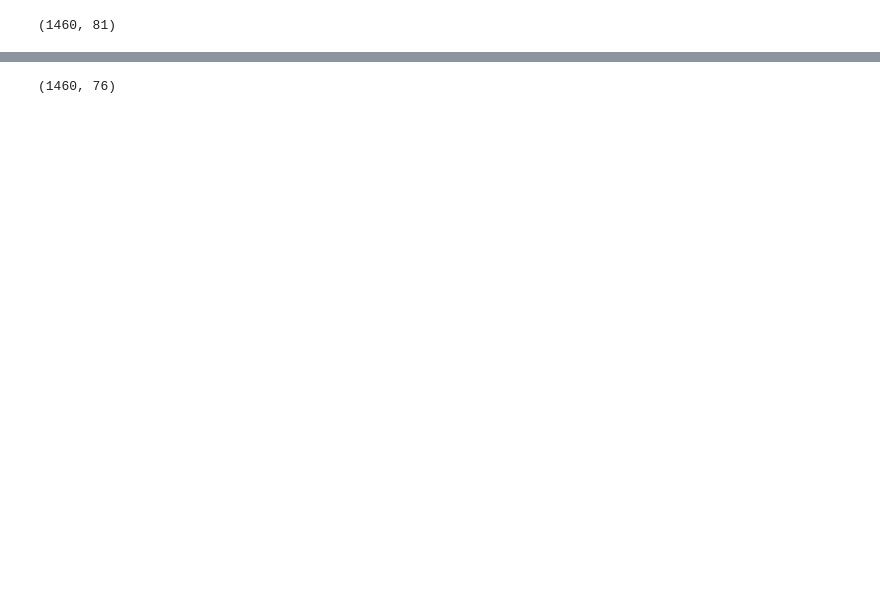
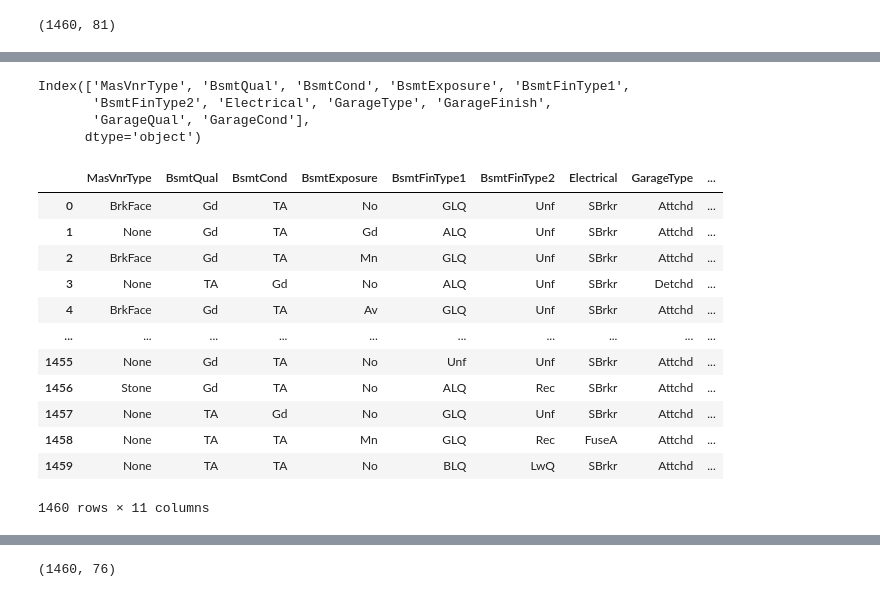
Before and after one commit to scpowar/AdvancedRegression-HousePricePrediction, a Jupyter notebook: House Price Prediction.ipynb, the cells around one changed output, grey strips where cells are left out. Drawn from its saved outputs; the diff is of its cells as text; code cells hidden in the pictures; blank space fills up the shorter version.

```diff
--- a/House Price Prediction.ipynb
+++ b/House Price Prediction.ipynb
@@ -25,3 +23,9 @@ df = pd.read_csv('train.csv')
 df.shape
 # %% [output]
 (1460, 81)
+# %%
+def num_cols(df):
+    return df.select_dtypes(include=['float64','int64']).columns
+
+def obj_cols(df):
+    return df.select_dtypes(include=['object']).columns
@@ -27,0 +61,4 @@ df.shape
+# %%
+#columns having missing values
+missing_value_df = df.loc[:,df.isnull().sum() > 0]
+missing_value_df.isnull().sum()
@@ -27,0 +103,25 @@ df.shape
+# %%
+missing_value_df_obj = obj_cols(missing_value_df)
+missing_value_df_obj
+# %% [output]
+Index(['MasVnrType', 'BsmtQual', 'BsmtCond', 'BsmtExposure', 'BsmtFinType1',
+       'BsmtFinType2', 'Electrical', 'GarageType', 'GarageFinish',
+       'GarageQual', 'GarageCond'],
+      dtype='object')
+# %%
+df2 = df[missing_value_df_obj].fillna("NA")
+df2
+# %% [output]
+|  | MasVnrType | BsmtQual | BsmtCond | BsmtExposure | BsmtFinType1 | BsmtFinType2 | Electrical | GarageType | ... |
+| 0 | BrkFace | Gd | TA | No | GLQ | Unf | SBrkr | Attchd | ... |
+| 1 | None | Gd | TA | Gd | ALQ | Unf | SBrkr | Attchd | ... |
+| 2 | BrkFace | Gd | TA | Mn | GLQ | Unf | SBrkr | Attchd | ... |
+| 3 | None | TA | Gd | No | ALQ | Unf | SBrkr | Detchd | ... |
+| 4 | BrkFace | Gd | TA | Av | GLQ | Unf | SBrkr | Attchd | ... |
+| ... | ... | ... | ... | ... | ... | ... | ... | ... | ... |
+| 1455 | None | Gd | TA | No | Unf | Unf | SBrkr | Attchd | ... |
+| 1456 | Stone | Gd | TA | No | ALQ | Rec | SBrkr | Attchd | ... |
+| 1457 | None | TA | Gd | No | GLQ | Unf | SBrkr | Attchd | ... |
+| 1458 | None | TA | TA | Mn | GLQ | Rec | FuseA | Attchd | ... |
+| 1459 | None | TA | TA | No | BLQ | LwQ | SBrkr | Attchd | ... |
+1460 rows × 11 columns
```
Also changed, not shown: parts of 88 cells of this notebook, 2 other files.
